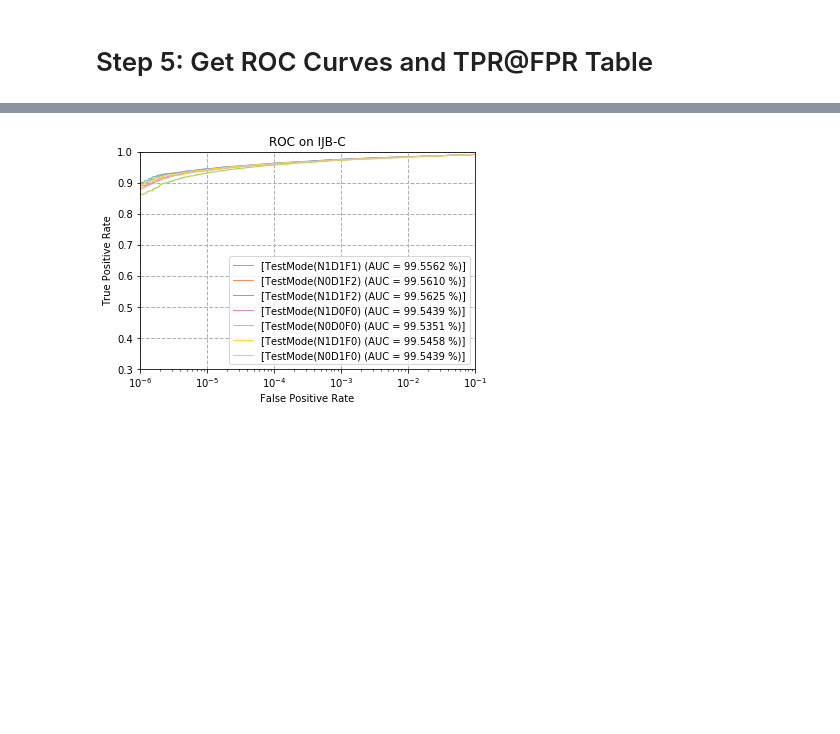
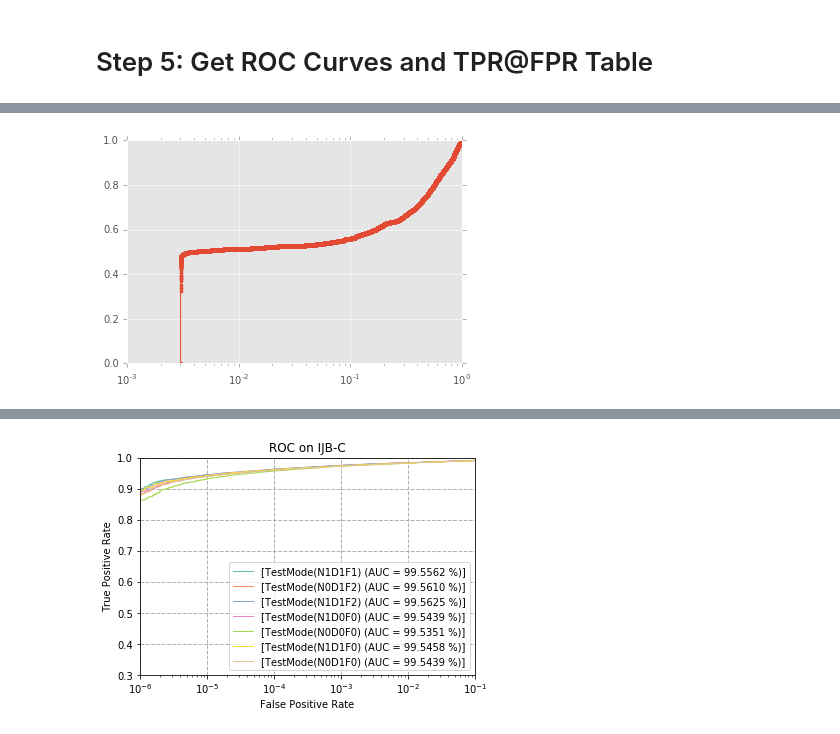
Before and after one commit to luzai/insightface, a Jupyter notebook: Evaluation/IJB/IJBC_Evaluation_MS1MV2.ipynb, the cells around one changed output, grey strips where cells are left out. Cells and saved outputs as stored; diff of their text form; code cells hidden in the pictures; blank space fills up the shorter version.

```diff
--- a/Evaluation/IJB/IJBC_Evaluation_MS1MV2.ipynb
+++ b/Evaluation/IJB/IJBC_Evaluation_MS1MV2.ipynb
@@ -249,0 +443,5 @@ np.save(score_save_name, score)
+# %%
+_=plt.figure()
+_=plt.semilogx(fpr,tpr,'.-')
+# %% [output]
+[figure, added]
```
Also changed, not shown: parts of 25 cells of this notebook, 3 other files.
